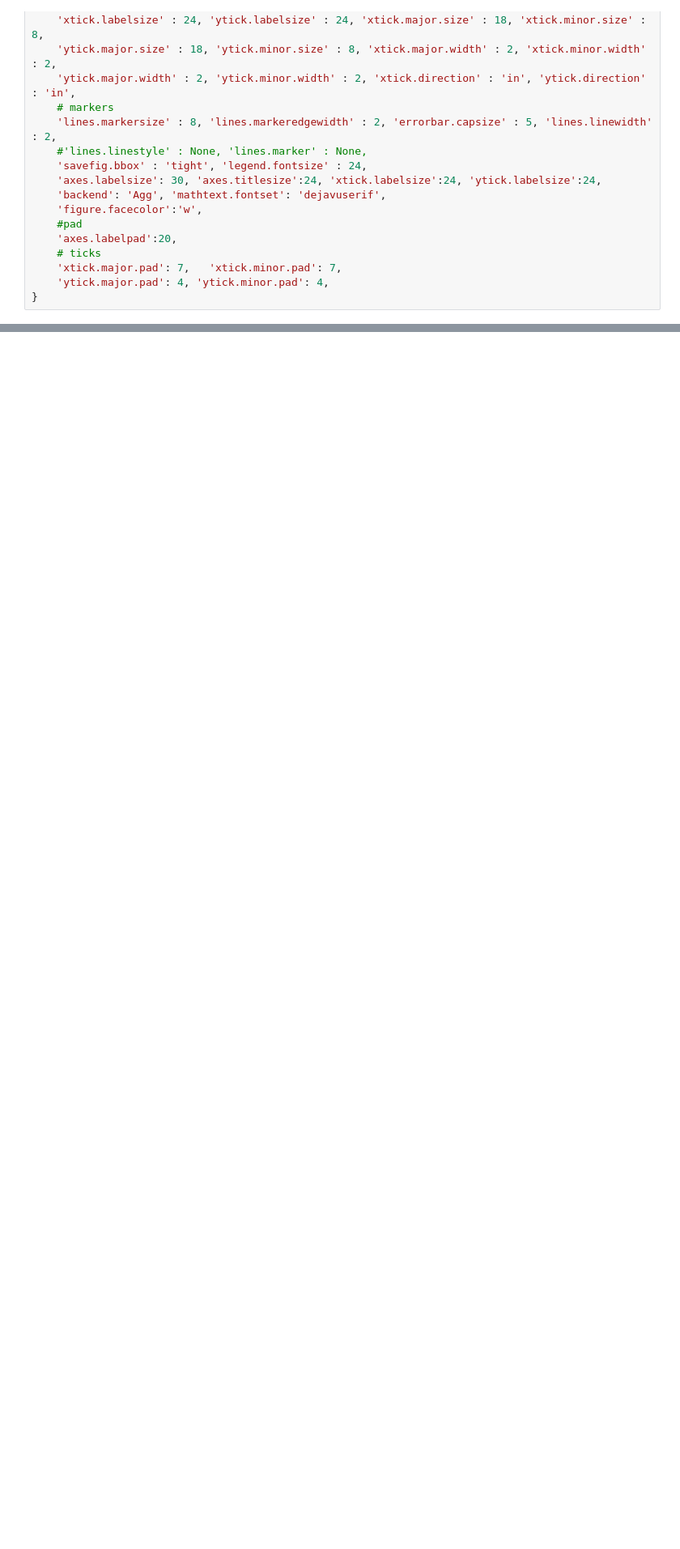
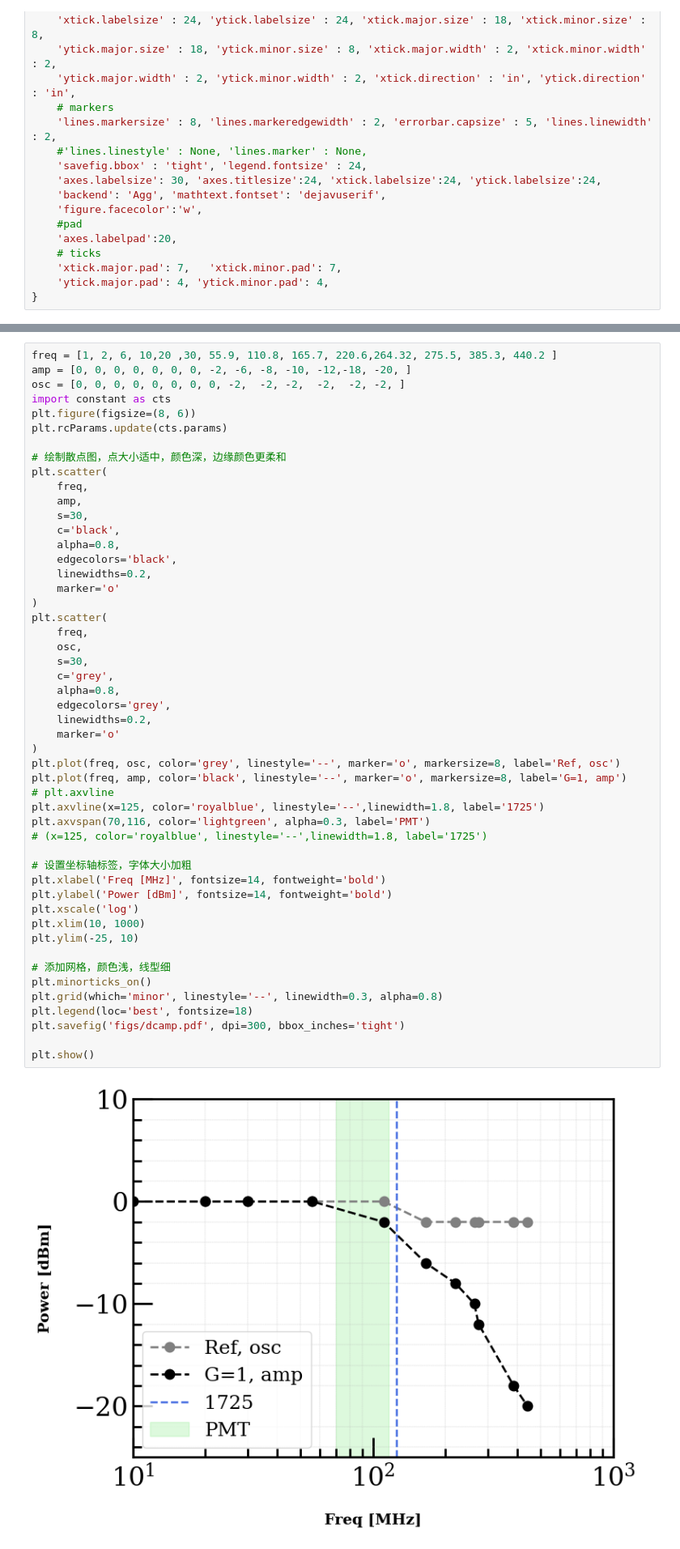
Before and after one commit to Westlake-University-Lsc-lab/ProcessLocalData, a Jupyter notebook: darkrate.ipynb, the cells around one changed output, grey strips where cells are left out. Shown at 81% size. Drawn from its saved outputs; the diff is of its cells as text; blank space fills up the shorter version.

```diff
--- a/darkrate.ipynb
+++ b/darkrate.ipynb
@@ -440,0 +439,52 @@ plt.show()
+# %%
+freq = [1, 2, 6, 10,20 ,30, 55.9, 110.8, 165.7, 220.6,264.32, 275.5, 385.3, 440.2 ]
+amp = [0, 0, 0, 0, 0, 0, 0, -2, -6, -8, -10, -12,-18, -20, ]
+osc = [0, 0, 0, 0, 0, 0, 0, 0, -2,  -2, -2,  -2,  -2, -2, ]
+import constant as cts
+plt.figure(figsize=(8, 6))
+plt.rcParams.update(cts.params)
+
+# 绘制散点图，点大小适中，颜色深，边缘颜色更柔和
+plt.scatter(
+    freq,
+    amp,
+    s=30,
+    c='black',
+    alpha=0.8,
+    edgecolors='black',
+    linewidths=0.2,
+    marker='o'
+)
+plt.scatter(
+    freq,
+    osc,
+    s=30,
+    c='grey',
+    alpha=0.8,
+    edgecolors='grey',
+    linewidths=0.2,
+    marker='o'
+)
+plt.plot(freq, osc, color='grey', linestyle='--', marker='o', markersize=8, label='Ref, osc')
+plt.plot(freq, amp, color='black', linestyle='--', marker='o', markersize=8, label='G=1, amp')
+# plt.axvline
+plt.axvline(x=125, color='royalblue', linestyle='--',linewidth=1.8, label='1725')
+plt.axvspan(70,116, color='lightgreen', alpha=0.3, label='PMT')
+# (x=125, color='royalblue', linestyle='--',linewidth=1.8, label='1725')
+
+# 设置坐标轴标签，字体大小加粗
+plt.xlabel('Freq [MHz]', fontsize=14, fontweight='bold')
+plt.ylabel('Power [dBm]', fontsize=14, fontweight='bold')
+plt.xscale('log')
+plt.xlim(10, 1000)
+plt.ylim(-25, 10)
+
+# 添加网格，颜色浅，线型细
+plt.minorticks_on()
+plt.grid(which='minor', linestyle='--', linewidth=0.3, alpha=0.8)
+plt.legend(loc='best', fontsize=18)
+plt.savefig('figs/dcamp.pdf', dpi=300, bbox_inches='tight')
+
+plt.show()
+# %% [output]
+[figure, added]
```
Also changed, not shown: parts of 1 cell of this notebook.
